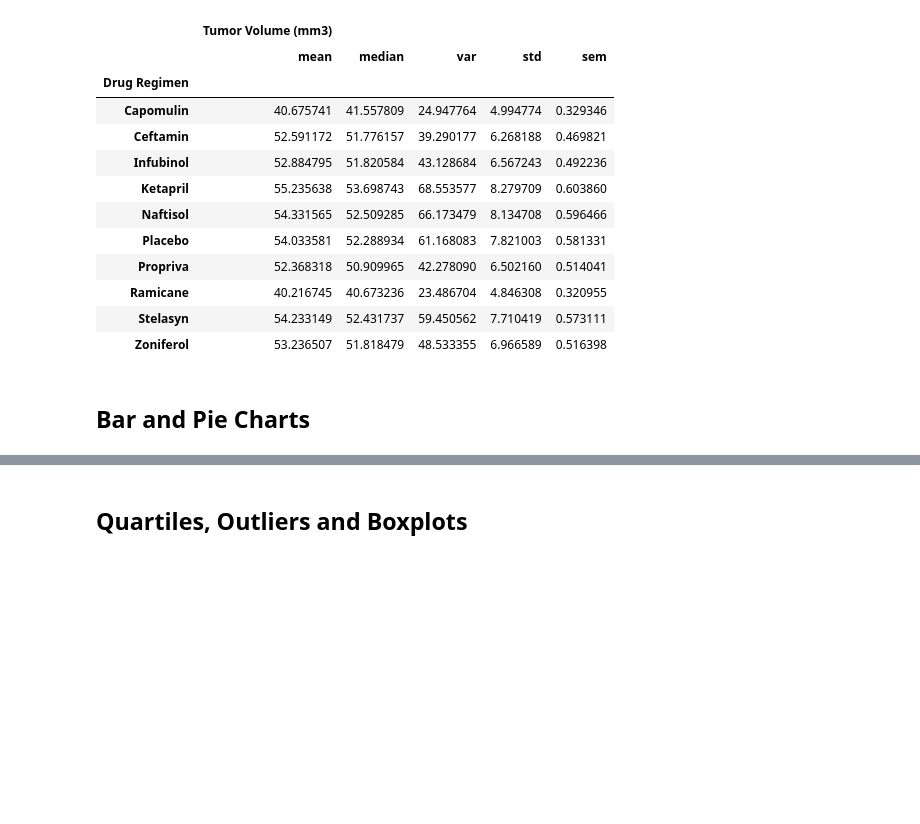
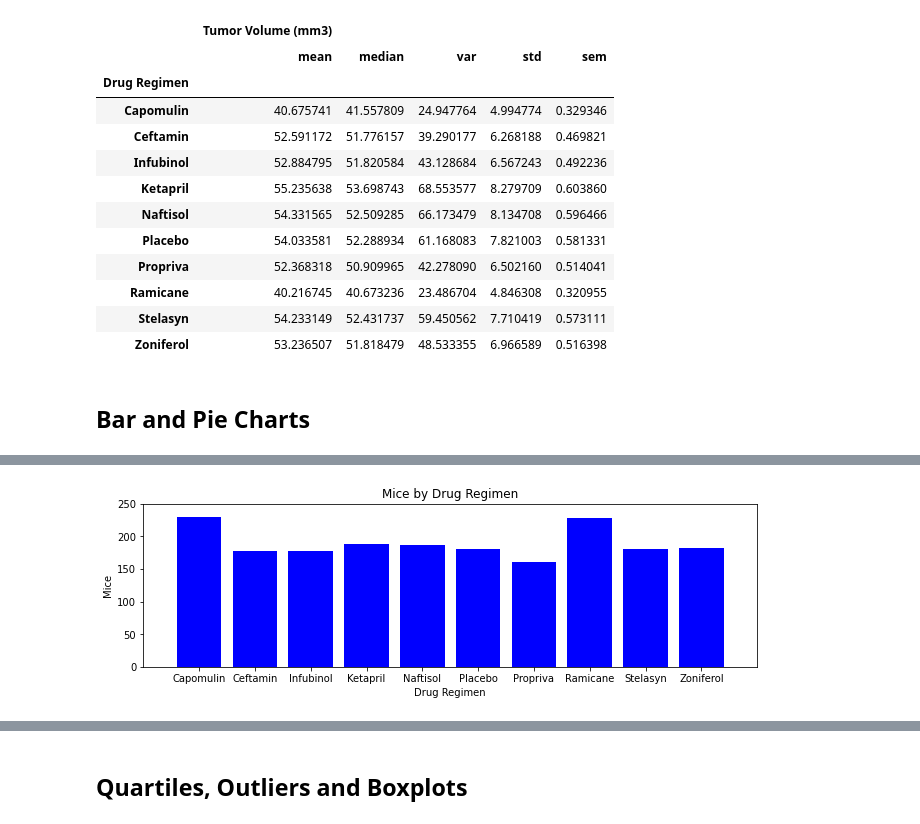
Before and after one commit to kumar084/Matplotlib-challenge, a Jupyter notebook: Pymaceuticals/pymaceuticals_starter-checkpoint.ipynb, the cells around one changed output, grey strips where cells are left out. Saved outputs shown, nothing was run; the diff lists cells and outputs as text; code cells hidden in the pictures; blank space fills up the shorter version.

```diff
--- a/Pymaceuticals/pymaceuticals_starter-checkpoint.ipynb
+++ b/Pymaceuticals/pymaceuticals_starter-checkpoint.ipynb
@@ -120 +122,19 @@ Groupby_sum
+# %%
+# Generate a bar plot showing the total number of unique mice tested on each drug regimen using pyplot.
+barchart=combined_cleaned.groupby(["Drug Regimen"])["Mouse ID"].count().reset_index(name="Mouse ID Count")
+y_axis=barchart["Mouse ID Count"]
+x_axis=np.arange(len(y_axis))
+Regimens=barchart["Drug Regimen"]
+plt.figure(figsize=(11,3))
+plt.bar(x_axis,y_axis,color="b")
+ticks=[x for x in x_axis]
+plt.xticks(ticks,Regimens)
+plt.xlim(-1.0,10.0)
+plt.ylim(0,250)
+plt.title("Mice by Drug Regimen")
+plt.xlabel("Drug Regimen")
+plt.ylabel("Mice")
+plt.show()
+# %% [output]
+[figure, added]
 # %%
```
Also changed, not shown: parts of 5 cells of this notebook.
